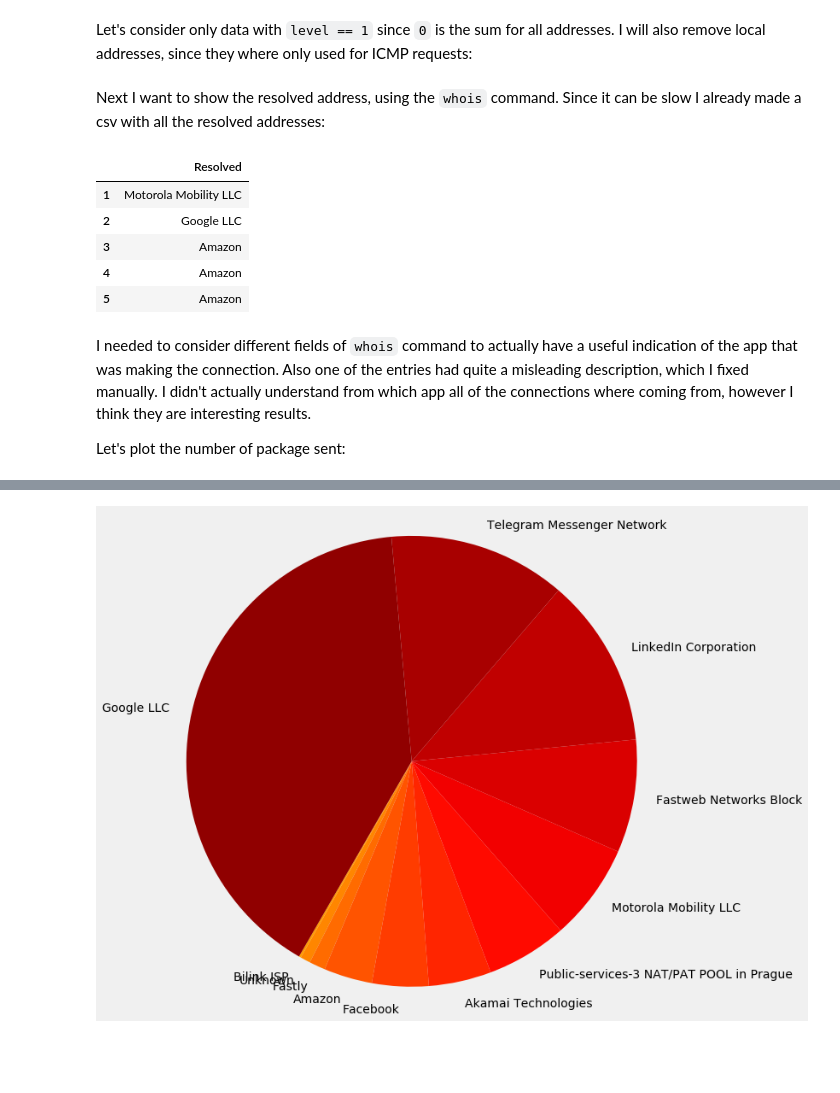
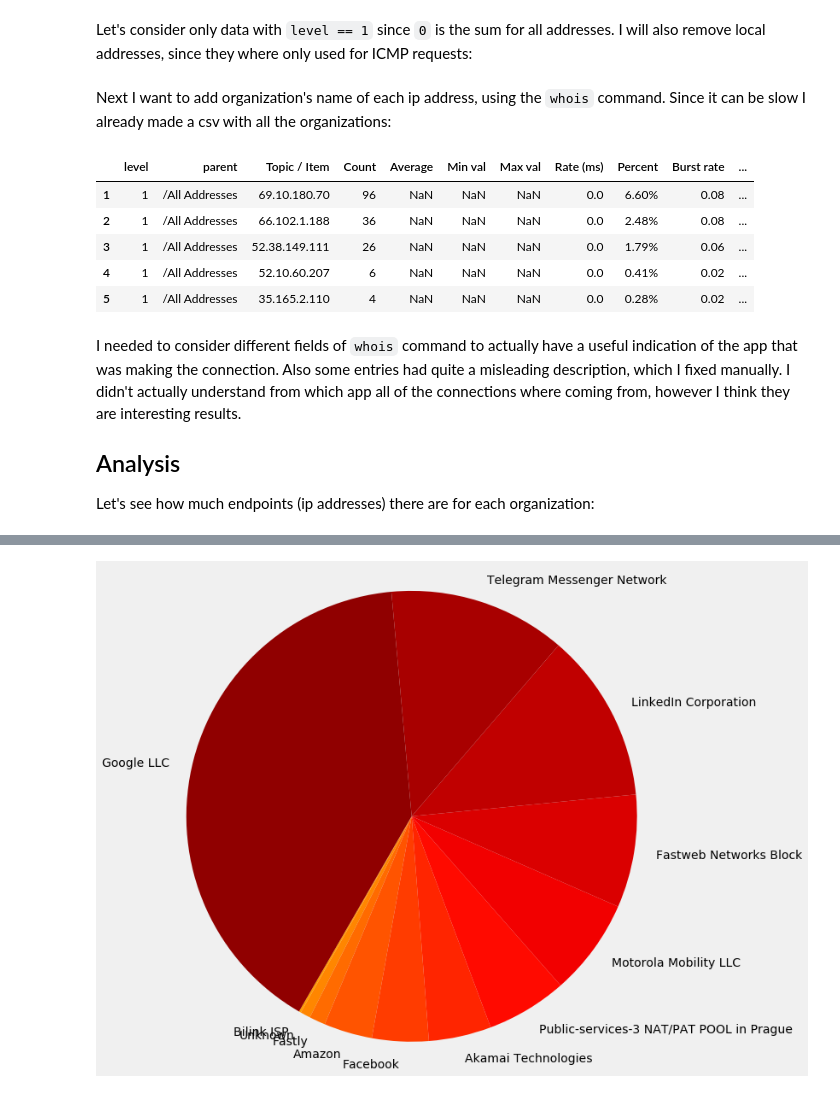
Before and after one commit to fedeb95/android_packets_analysis, a Jupyter notebook: android_packets.ipynb, the cells around one changed output, grey strips where cells are left out. Drawn from its saved outputs; the diff is of its cells as text; code cells hidden in the pictures; blank space fills up the shorter version.

```diff
--- a/android_packets.ipynb
+++ b/android_packets.ipynb
@@ -18,42 +22,44 @@ Let's consider only data with `level == 1` since `0` is the sum for all addresse
 data = data[data['level'] == 1]
 data = data[~data['Topic / Item'].str.contains('192.168.1')]
 # %% [markdown]
-Next I want to show the resolved address, using the `whois` command. Since it can be slow I already made a csv with all the resolved addresses:
+Next I want to add organization's name of each ip address, using the `whois` command. Since it can be slow I already made a csv with all the organizations:
 # %%
 import subprocess
 
 def whois(address,field):
     command = "whois {} | grep -m 1 {} | cut -d ':' -f2"
     return subprocess.check_output(command.format(address,field), shell=True).decode('utf-8').strip()
 
 def resolve(address):
     res = whois(address,'descr')
     if res == u'':
         res = whois(address, 'org-name')
     if res == u'':
         res = whois(address, 'OrgName')
     if res == u'':
         res = 'Unknown'
     return res
 
 try:
     resolved = pd.read_csv('resolved.csv',header=None,names=['Resolved'])
 except:
     resolved = data['Topic / Item'].copy().apply(lambda x: resolve(x))
     resolved.to_csv('resolved.csv')
     resolved = pd.read_csv('resolved.csv',header=None,names=['Resolved'])
 resolved[resolved.Resolved.str.contains('PAT/NAT IP addresses POP 0118 for')] = 'Fastweb Networks Block'
 resolved[resolved.Resolved.str.contains('Amazon')] = 'Amazon'
-data['Resolved address'] = resolved
-resolved.head()
+data['Organization'] = resolved
+data.head()
 # %% [output]
-|  | Resolved |
-| 1 | Motorola Mobility LLC |
-| 2 | Google LLC |
-| 3 | Amazon |
-| 4 | Amazon |
-| 5 | Amazon |
+|  | level | parent | Topic / Item | Count | Average | Min val | Max val | Rate (ms) | Percent | Burst rate | ... |
+| 1 | 1 | /All Addresses | 69.10.180.70 | 96 | NaN | NaN | NaN | 0.0 | 6.60% | 0.08 | ... |
+| 2 | 1 | /All Addresses | 66.102.1.188 | 36 | NaN | NaN | NaN | 0.0 | 2.48% | 0.08 | ... |
+| 3 | 1 | /All Addresses | 52.38.149.111 | 26 | NaN | NaN | NaN | 0.0 | 1.79% | 0.06 | ... |
+| 4 | 1 | /All Addresses | 52.10.60.207 | 6 | NaN | NaN | NaN | 0.0 | 0.41% | 0.02 | ... |
+| 5 | 1 | /All Addresses | 35.165.2.110 | 4 | NaN | NaN | NaN | 0.0 | 0.28% | 0.02 | ... |
 # %% [markdown]
-I needed to consider different fields of `whois` command to actually have a useful indication of the app that was making the connection. Also one of the entries had quite a misleading description, which I fixed manually. I didn't actually understand from which app all of the connections where coming from, however I think they are interesting results.
+I needed to consider different fields of `whois` command to actually have a useful indication of the app that was making the connection. Also some entries had quite a misleading description, which I fixed manually. I didn't actually understand from which app all of the connections where coming from, however I think they are interesting results.
 
-Let's plot the number of package sent:
+## Analysis
+
+Let's see how much endpoints (ip addresses) there are for each organization:
```
Also changed, not shown: parts of 7 cells of this notebook.
